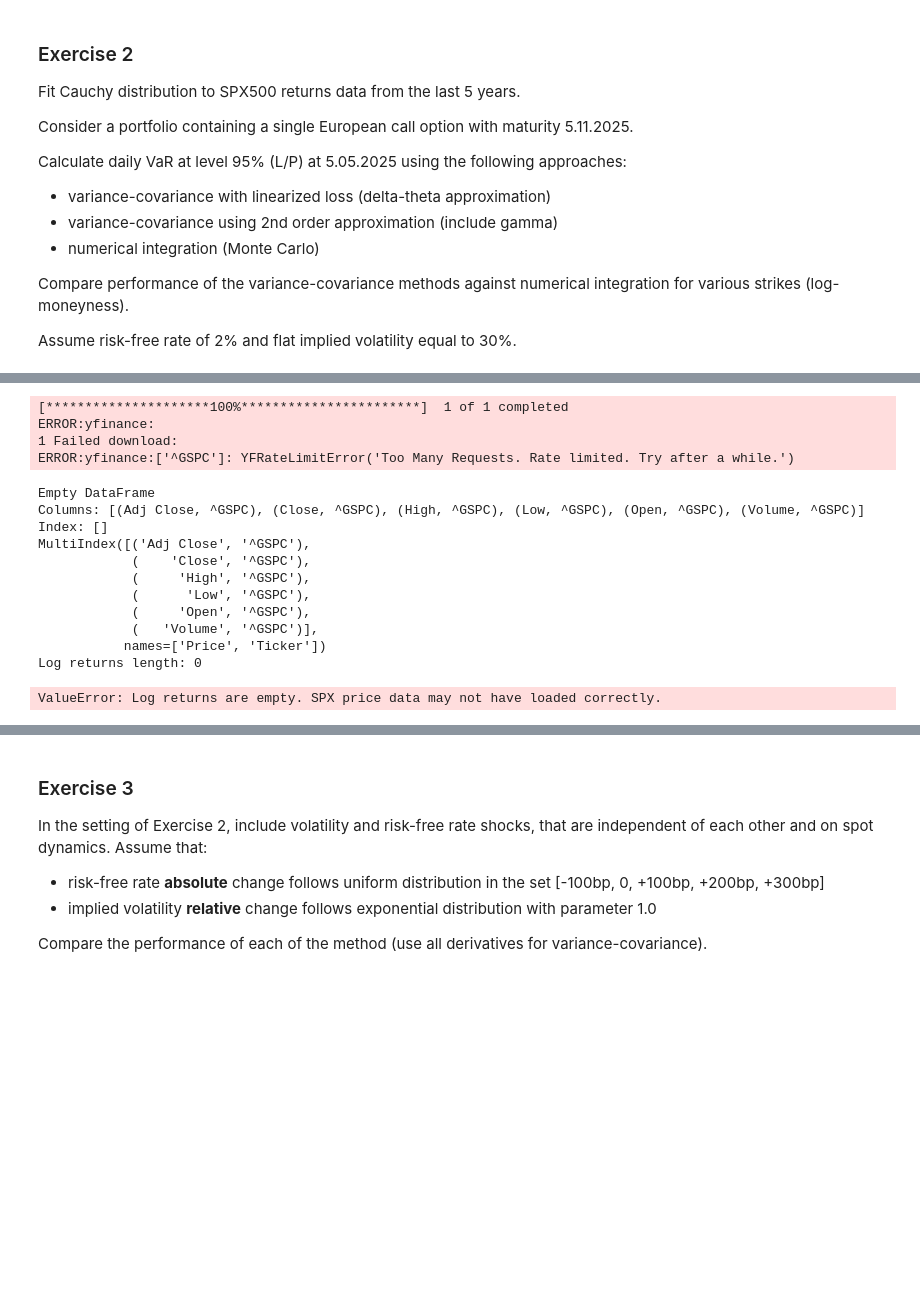
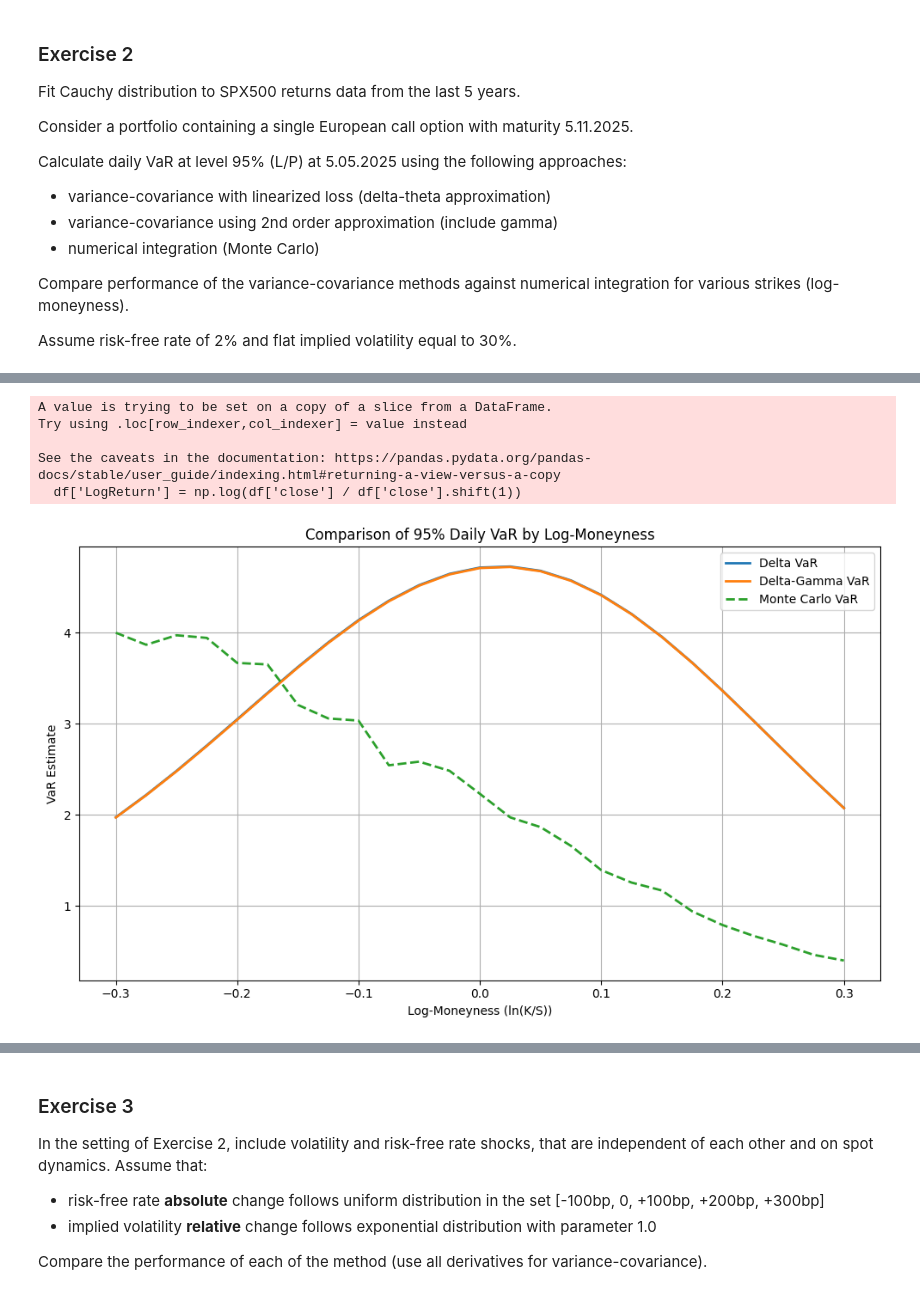
Before and after one commit to glorivaas/Risk_Measures, a Jupyter notebook: lab5.ipynb, the cells around one changed output, grey strips where cells are left out. Saved outputs shown, nothing was run; the diff lists cells and outputs as text; code cells hidden in the pictures; blank space fills up the shorter version.

```diff
--- a/lab5.ipynb
+++ b/lab5.ipynb
@@ -423,7 +452,7 @@ class SimpleVarEngine:
 
         mu = delta * self.loc + theta * T
         sigma = abs(delta) * self.scale
-        var = mu + sigma * norm.ppf(0.05)  # 5% quantile
+        var = mu + sigma * norm.ppf(0.05)
         return -var
 
     def delta_gamma_var(
@@ -440,6 +469,7 @@ class SimpleVarEngine:
         pnl = delta * sample + 0.5 * gamma * (self.S * sample) ** 2 + theta * T
         return -np.percentile(pnl, 5)
 
+
     def monte_carlo_var(
         self,
         moneyness: float
@@ -447,11 +477,9 @@ class SimpleVarEngine:
         engine = self._build_engine(moneyness)
         base_price = engine.price()
         strike = self.S * np.exp(moneyness)
-
         returns = cauchy.rvs(loc=self.loc, scale=self.scale, size=10000)
         spot_prices = self.S * np.exp(returns)
 
-        # Re-price options under simulated spots
         prices = []
         for spot in spot_prices:
             market = BlackScholesMarket(
@@ -464,24 +492,24 @@ class SimpleVarEngine:
             engine_sim = BlackScholesEngine(deal=option, market=market)
             prices.append(engine_sim.price())
 
-        pnl = np.array(prices) - base_price
-        return -np.percentile(pnl, 5)
+        losses = base_price - np.array(prices)
+        return np.percentile(losses, 95)
 # %%
 import yfinance as yf
+import matplotlib.pyplot as plt
+from datetime import datetime
+import pandas as pd
 import numpy as np
-import matplotlib.pyplot as plt
-import pandas as pd
-from datetime import datetime
 
-spx = yf.download("^GSPC", start="2020-05-05", end="2025-05-05")
-print(spx.head())
-print(spx.columns)
-prices = spx['Adj Close']
-spx['LogReturn'] = np.log(prices / prices.shift(1))
-log_returns = spx['LogReturn'].dropna().values
-print(f"Log returns length: {len(log_returns)}")
-if len(log_returns) == 0:
-    raise ValueError("Log returns are empty. SPX price data may not have loaded correctly.")
+df = pd.read_csv('sp500.csv.zip', parse_dates=['date'])
+df = df[df['Name'] == 'AAPL']
+
+df.set_index('date', inplace=True)
+df.sort_index(inplace=True)
+
+df['LogReturn'] = np.log(df['close'] / df['close'].shift(1))
+log_returns = df['LogReturn'].dropna().values
+
 
 valuation_date = np.datetime64('2025-05-05')
 maturity_date = np.datetime64('2025-11-05')
@@ -489,46 +517,36 @@ maturity_date = np.datetime64('2025-11-05')
 engine = SimpleVarEngine(
     spx_data=log_returns,
     valuation_date=valuation_date,
     maturity_date=maturity_date,
     rfr=0.02,
     iv=0.3
 )
 
 moneyness_levels = np.linspace(-0.3, 0.3, 25)
 delta_vars = []
 dg_vars = []
 mc_vars = []
 
 for m in moneyness_levels:
     delta_vars.append(engine.delta_var(m))
     dg_vars.append(engine.delta_gamma_var(m))
     mc_vars.append(engine.monte_carlo_var(m))
 
 plt.figure(figsize=(10, 6))
 plt.plot(moneyness_levels, delta_vars, label="Delta VaR", linewidth=2)
 plt.plot(moneyness_levels, dg_vars, label="Delta-Gamma VaR", linewidth=2)
 plt.plot(moneyness_levels, mc_vars, label="Monte Carlo VaR", linestyle='--', linewidth=2)
 plt.title("Comparison of 95% Daily VaR by Log-Moneyness")
 plt.xlabel("Log-Moneyness (ln(K/S))")
 plt.ylabel("VaR Estimate")
 plt.legend()
 plt.grid(True)
 plt.tight_layout()
 plt.show()
 # %% [output]
-[*********************100%***********************]  1 of 1 completed
-ERROR:yfinance:
-1 Failed download:
-ERROR:yfinance:['^GSPC']: YFRateLimitError('Too Many Requests. Rate limited. Try after a while.')
+A value is trying to be set on a copy of a slice from a DataFrame.
+Try using .loc[row_indexer,col_indexer] = value instead
+
+See the caveats in the documentation: https://pandas.pydata.org/pandas-docs/stable/user_guide/indexing.html#returning-a-view-versus-a-copy
+  df['LogReturn'] = np.log(df['close'] / df['close'].shift(1))
-Empty DataFrame
-Columns: [(Adj Close, ^GSPC), (Close, ^GSPC), (High, ^GSPC), (Low, ^GSPC), (Open, ^GSPC), (Volume, ^GSPC)]
-Index: []
-MultiIndex([('Adj Close', '^GSPC'),
-            (    'Close', '^GSPC'),
-            (     'High', '^GSPC'),
-            (      'Low', '^GSPC'),
-            (     'Open', '^GSPC'),
-            (   'Volume', '^GSPC')],
-           names=['Price', 'Ticker'])
-Log returns length: 0
-ValueError: Log returns are empty. SPX price data may not have loaded correctly.
+[figure, added]
```
Also changed, not shown: parts of 7 cells of this notebook.
